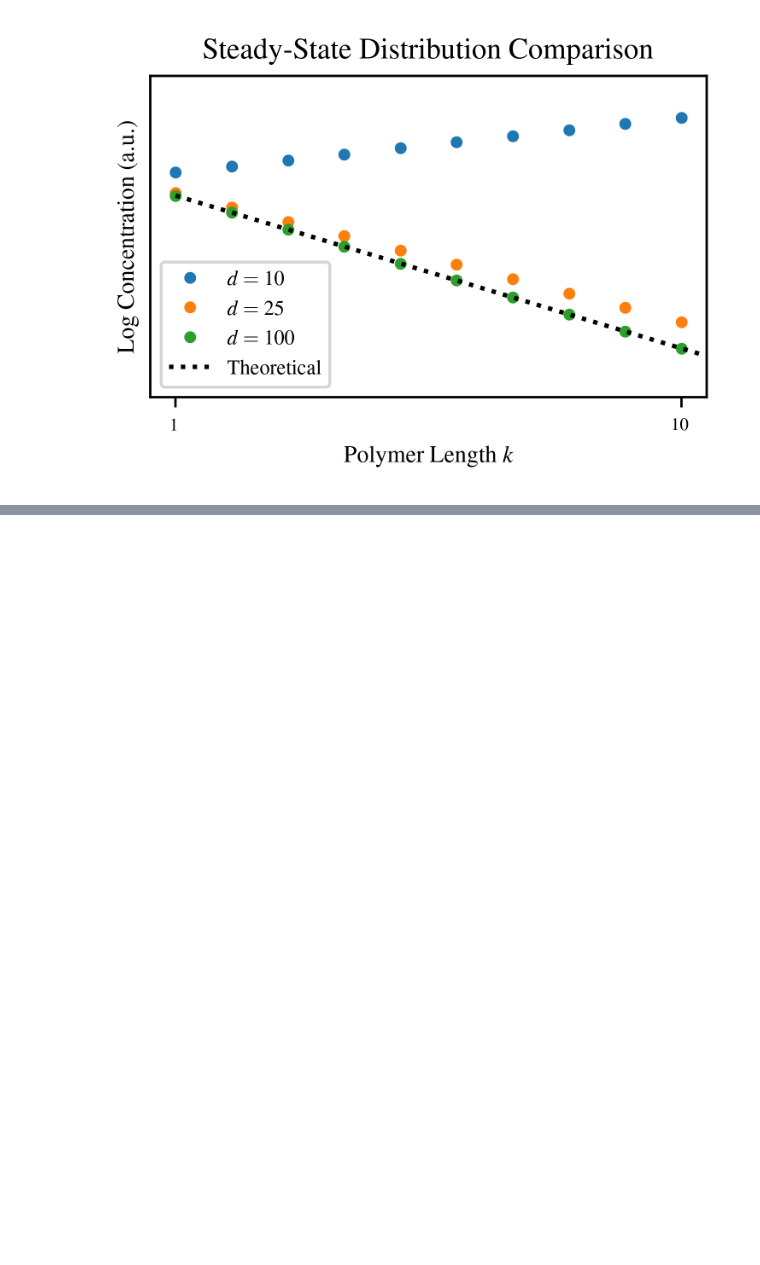
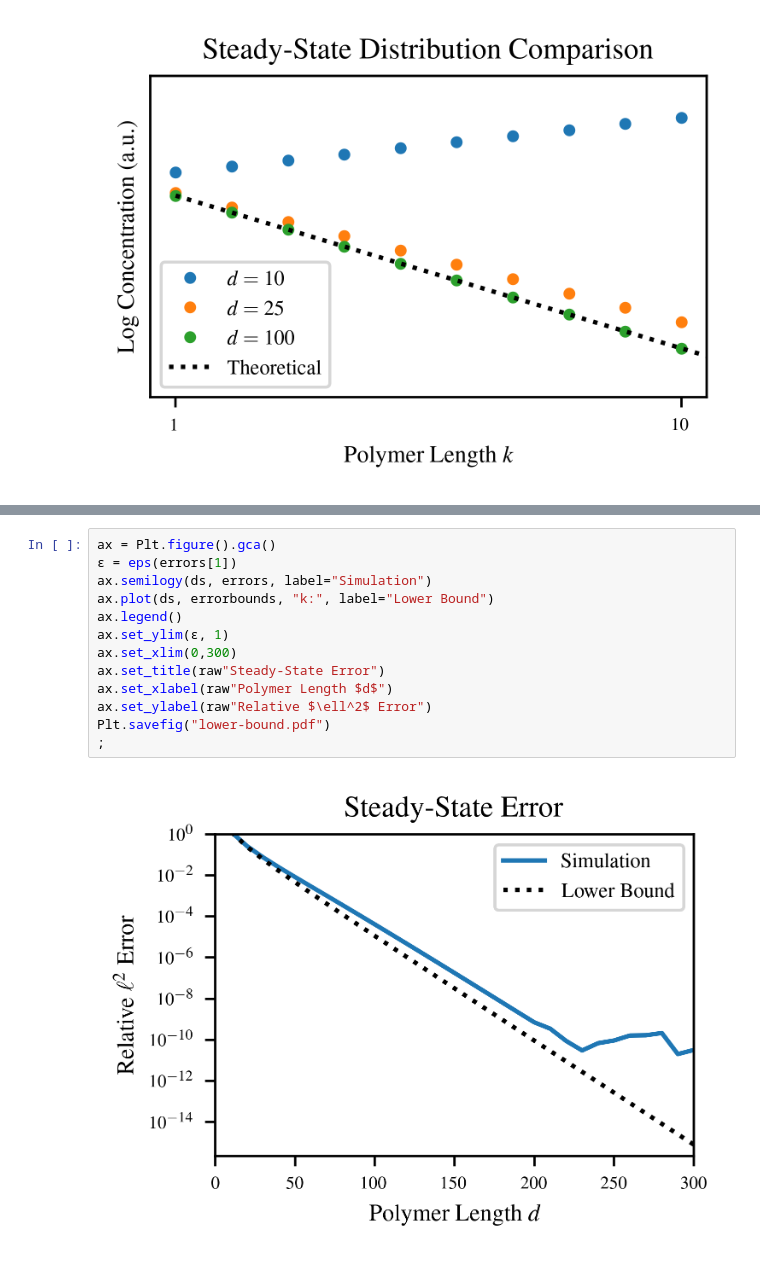
Before and after one commit to atspaeth/PolyadditionModel, a Jupyter notebook: RNAPolymerization.ipynb, the cells around one changed output, grey strips where cells are left out. Cells and saved outputs as stored; diff of their text form; blank space fills up the shorter version.

```diff
--- a/RNAPolymerization.ipynb
+++ b/RNAPolymerization.ipynb
@@ -396,0 +486,15 @@ ax.set_title("Steady-State Distribution Comparison")
+# %%
+ax = Plt.figure().gca()
+ε = eps(errors[1])
+ax.semilogy(ds, errors, label="Simulation")
+ax.plot(ds, errorbounds, "k:", label="Lower Bound")
+ax.legend()
+ax.set_ylim(ε, 1)
+ax.set_xlim(0,300)
+ax.set_title(raw"Steady-State Error")
+ax.set_xlabel(raw"Polymer Length $d$")
+ax.set_ylabel(raw"Relative $\ell^2$ Error")
+Plt.savefig("lower-bound.pdf")
+;
+# %% [output]
+[figure, added]
```
Also changed, not shown: parts of 16 cells of this notebook.
